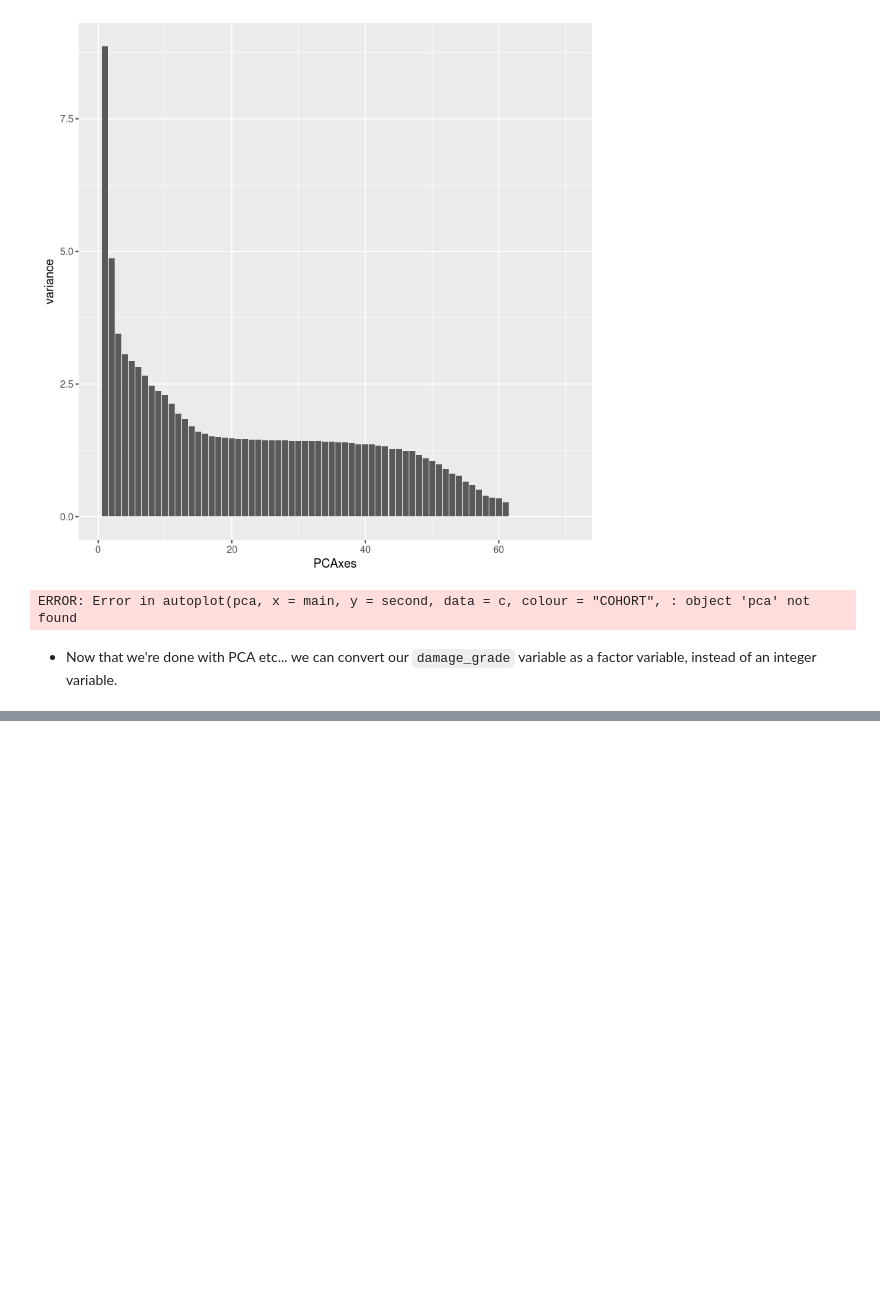
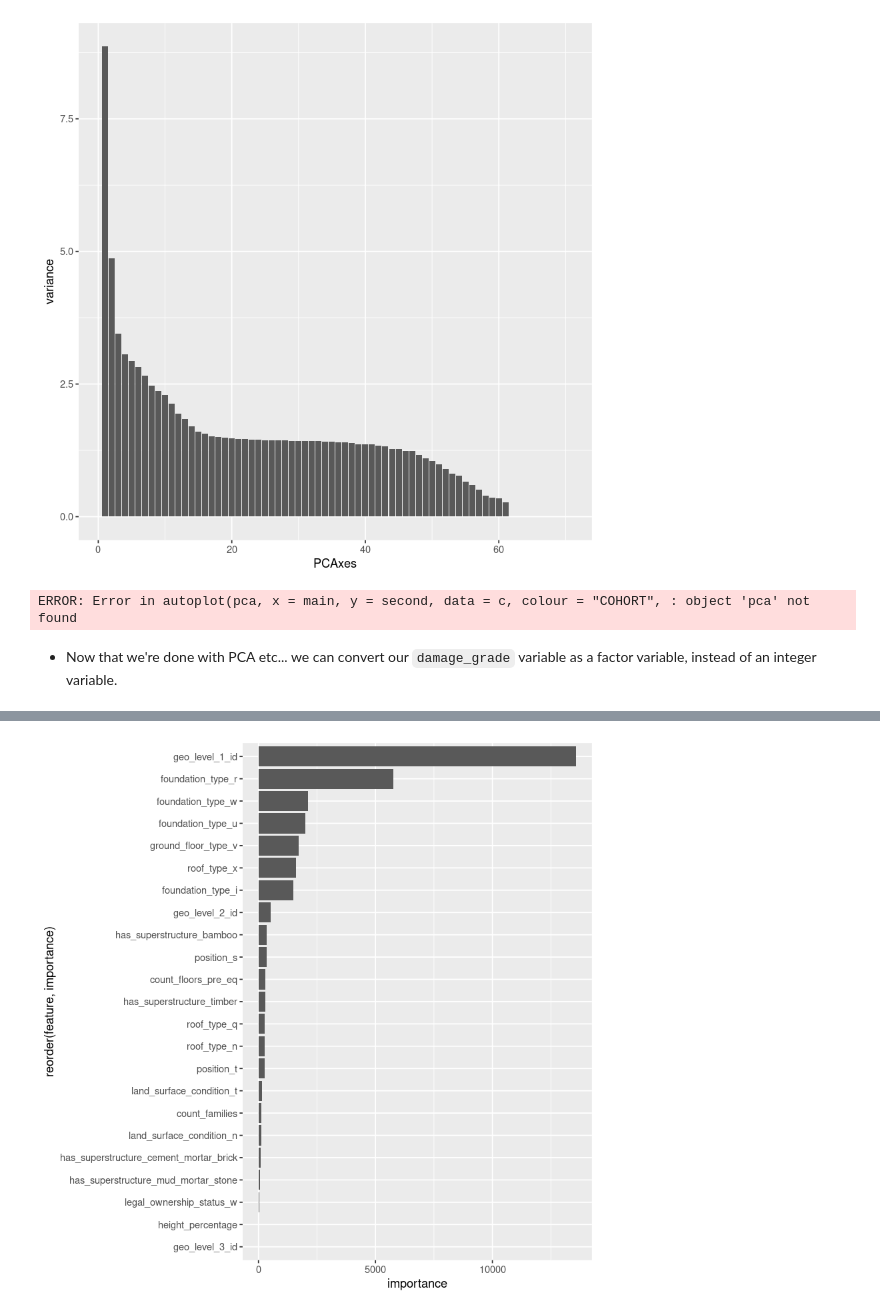
Before and after one commit to ULB-INFO-F-422/richter-s-predictor-group-38, a Jupyter notebook: implementation.ipynb, the cells around one changed output, grey strips where cells are left out. Saved outputs shown, nothing was run; the diff lists cells and outputs as text; code cells hidden in the pictures; blank space fills up the shorter version.

Commit message:
Decision Tree and k-fold cross validation

```diff
--- a/implementation.ipynb
+++ b/implementation.ipynb
@@ -267,0 +378,2 @@ dataPP$damage_grade = as.factor(dataPP$damage_grade)
+# %%
+decisionTreeModel = rpart(damage_grade ~., data=dataPP)
@@ -267,0 +387,11 @@ dataPP$damage_grade = as.factor(dataPP$damage_grade)
+# %%
+varImpDT = data.frame(decisionTreeModel$variable.importance) # Transform the variable.importance column of the model to a data frame
+varImpDT <- data.frame(feature = row.names(varImpDT), varImpDT) # Add a feature column with the feature names as
+row.names(varImpDT) = seq(1, nrow(varImpDT)) # Change the row names to be an arbitrary ranking of the feature (from 1:: nrow(varImpDT))
+colnames(varImpDT) = c("feature", "importance") # Change colnames of the df to feature and importance
+# %%
+# Call ggplot, speicify x to be the importance and y to be a re-ordering of the feature based on their respective importance.
+# We list importance on the x axis to avoid the feature names to overlap
+ggplot(varImpDT, aes(x= importance, y=reorder(feature, importance))) + geom_bar(stat='identity')
+# %% [output]
+[figure, added]
```
Also changed, not shown: parts of 9 cells of this notebook.
